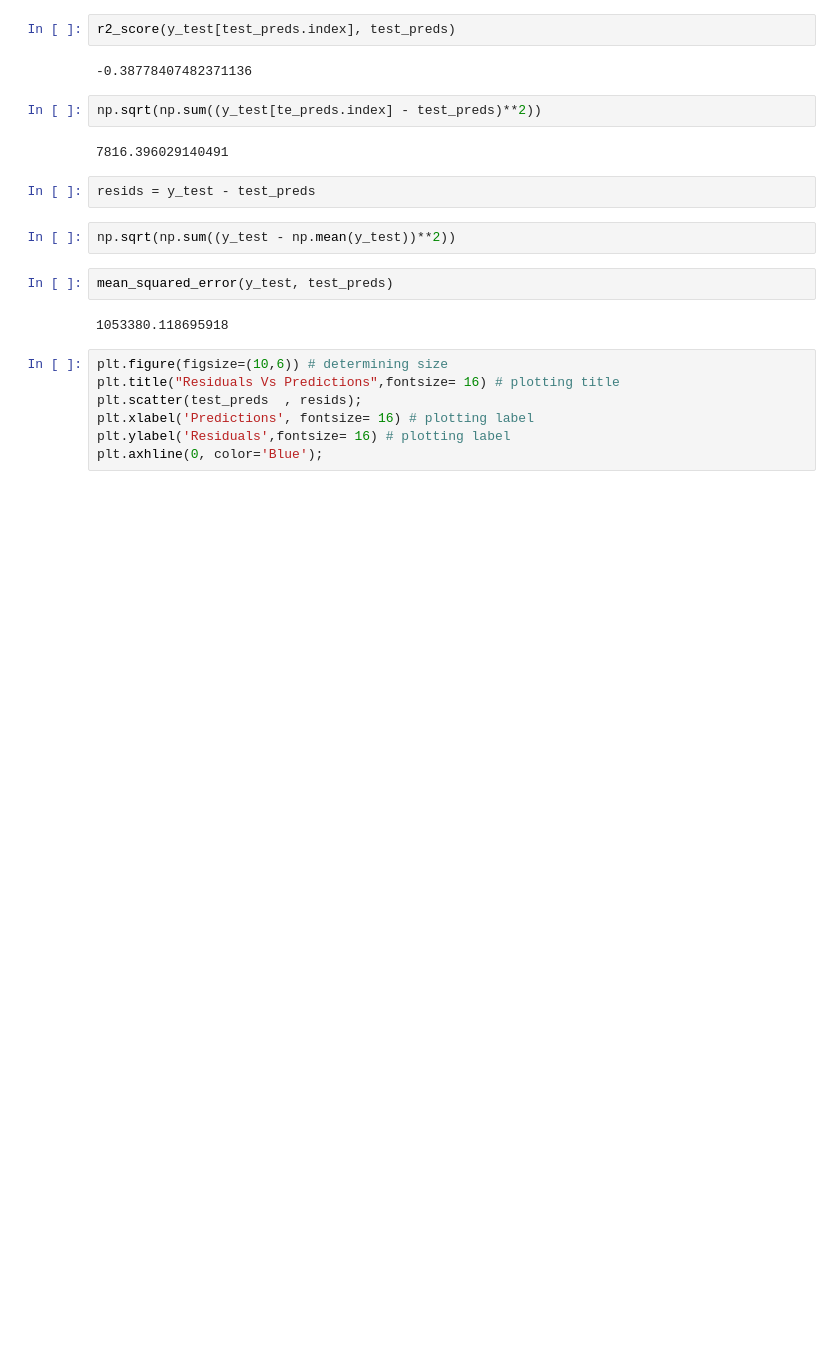
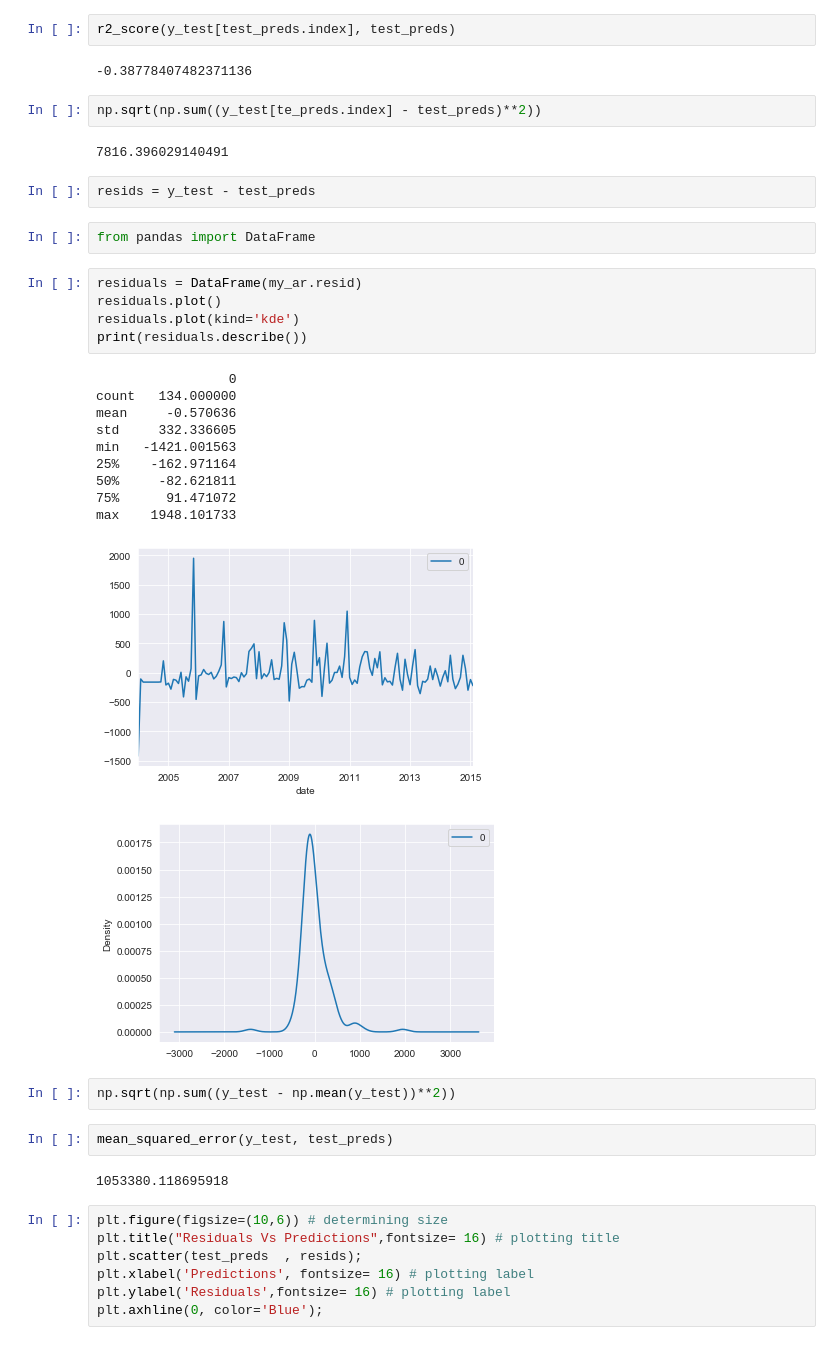
Before and after one commit to abrahamlewis4867/GA-Capstone-Project, a Jupyter notebook: code/Arima.ipynb, the cells around one changed output. Saved outputs shown, nothing was run; the diff lists cells and outputs as text; blank space fills up the shorter version.

```diff
--- a/code/Arima.ipynb
+++ b/code/Arima.ipynb
@@ -232,6 +235,25 @@ np.sqrt(np.sum((y_test[te_preds.index] - test_preds)**2))
 7816.396029140491
 # %%
 resids = y_test - test_preds
+# %%
+from pandas import DataFrame
+# %%
+residuals = DataFrame(my_ar.resid)
+residuals.plot()
+residuals.plot(kind='kde')
+print(residuals.describe())
+# %% [output]
+                 0
+count   134.000000
+mean     -0.570636
+std     332.336605
+min   -1421.001563
+25%    -162.971164
+50%     -82.621811
+75%      91.471072
+max    1948.101733
+[figure, added]
+[figure, added]
 # %%
 np.sqrt(np.sum((y_test - np.mean(y_test))**2))
 # %%
```
Also changed, not shown: parts of 29 cells of this notebook, 1 other file.
